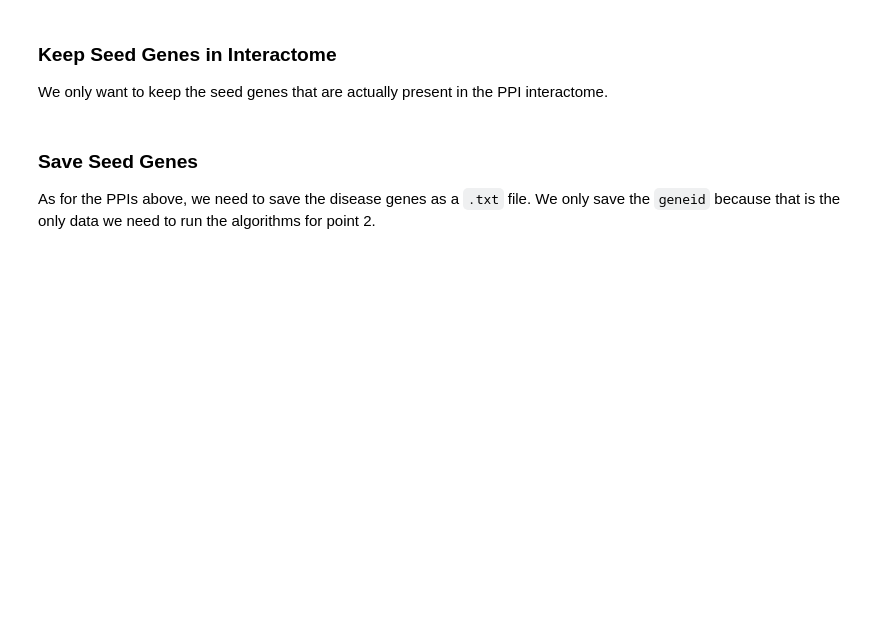
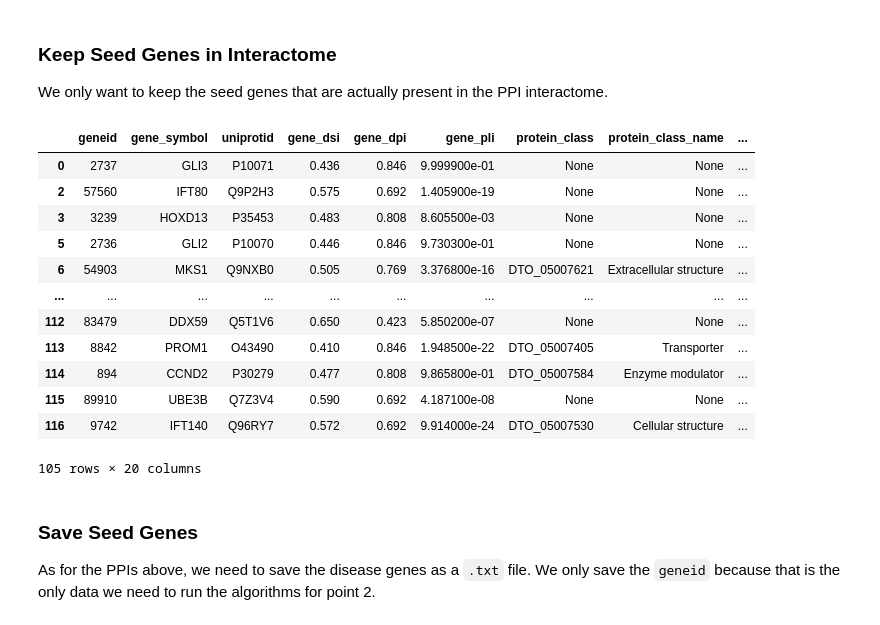
Before and after one commit to jonasbarth/bi-nm-final-project, a Jupyter notebook: 1_data_gathering.ipynb, the cells around one changed output. Saved outputs shown, nothing was run; the diff lists cells and outputs as text; code cells hidden in the pictures; blank space fills up the shorter version.

```diff
--- a/1_data_gathering.ipynb
+++ b/1_data_gathering.ipynb
@@ -161,6 +161,22 @@ disease_df.geneid = disease_df.geneid.astype(str)
 We only want to keep the seed genes that are actually present in the PPI interactome.
 # %%
 disease_df_in_ppi = disease_df[disease_df.geneid.isin(biogrid_no_duplicates["Entrez Gene Interactor A"]) & disease_df.geneid.isin(biogrid_no_duplicates["Entrez Gene Interactor B"])]
+# %%
+disease_df_in_ppi
+# %% [output]
+|  | geneid | gene_symbol | uniprotid | gene_dsi | gene_dpi | gene_pli | protein_class | protein_class_name | ... |
+| 0 | 2737 | GLI3 | P10071 | 0.436 | 0.846 | 9.999900e-01 | None | None | ... |
+| 2 | 57560 | IFT80 | Q9P2H3 | 0.575 | 0.692 | 1.405900e-19 | None | None | ... |
+| 3 | 3239 | HOXD13 | P35453 | 0.483 | 0.808 | 8.605500e-03 | None | None | ... |
+| 5 | 2736 | GLI2 | P10070 | 0.446 | 0.846 | 9.730300e-01 | None | None | ... |
+| 6 | 54903 | MKS1 | Q9NXB0 | 0.505 | 0.769 | 3.376800e-16 | DTO_05007621 | Extracellular structure | ... |
+| ... | ... | ... | ... | ... | ... | ... | ... | ... | ... |
+| 112 | 83479 | DDX59 | Q5T1V6 | 0.650 | 0.423 | 5.850200e-07 | None | None | ... |
+| 113 | 8842 | PROM1 | O43490 | 0.410 | 0.846 | 1.948500e-22 | DTO_05007405 | Transporter | ... |
+| 114 | 894 | CCND2 | P30279 | 0.477 | 0.808 | 9.865800e-01 | DTO_05007584 | Enzyme modulator | ... |
+| 115 | 89910 | UBE3B | Q7Z3V4 | 0.590 | 0.692 | 4.187100e-08 | None | None | ... |
+| 116 | 9742 | IFT140 | Q96RY7 | 0.572 | 0.692 | 9.914000e-24 | DTO_05007530 | Cellular structure | ... |
+105 rows × 20 columns
 # %% [markdown]
 ### Save Seed Genes
 As for the PPIs above, we need to save the disease genes as a `.txt` file. We only save the `geneid` because that is the only data we need to run the algorithms for point 2.
```
Also changed, not shown: parts of 2 cells of this notebook.
